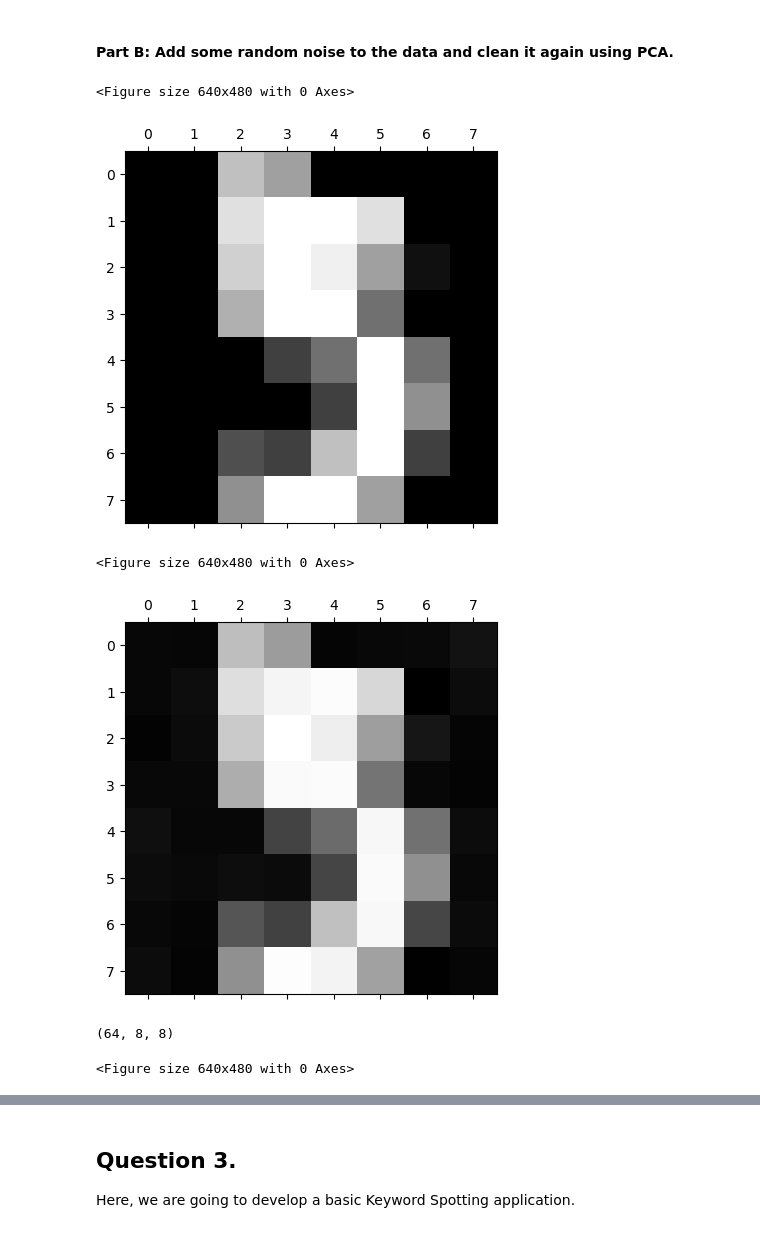
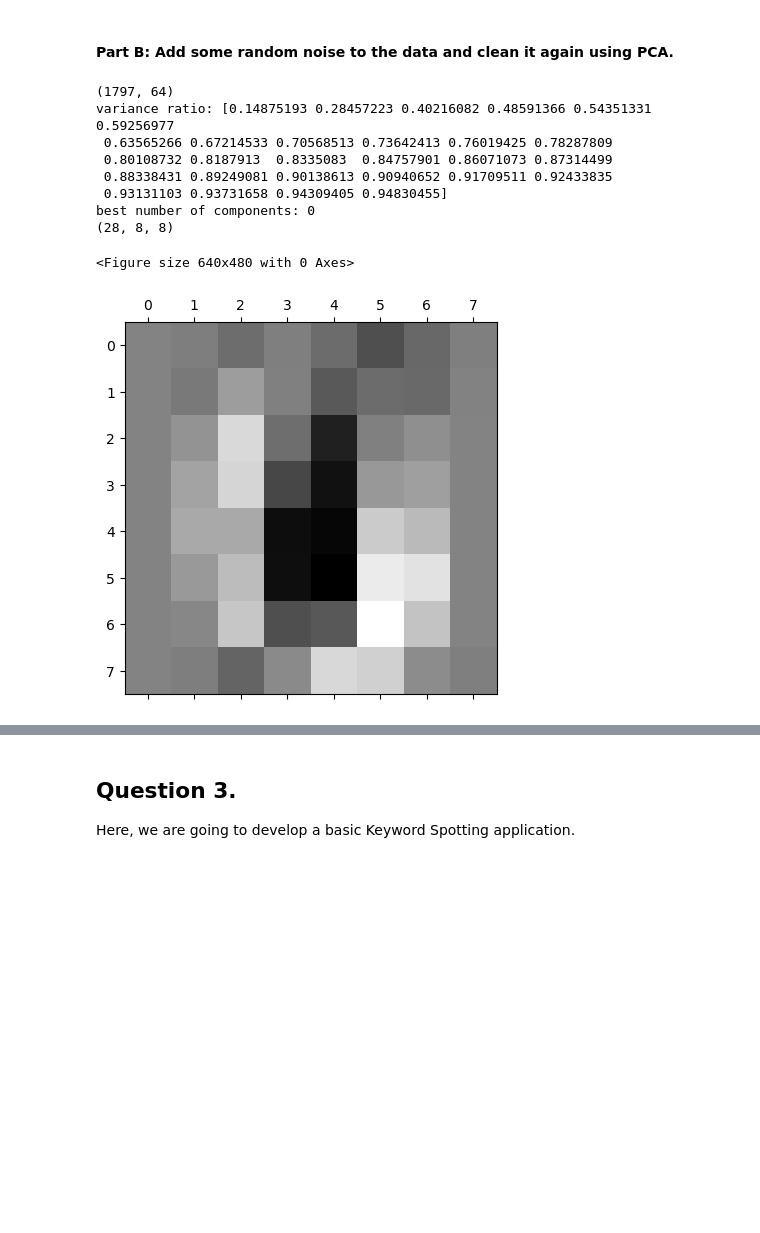
Before and after one commit to FarsanBaloo/DVA256, a Jupyter notebook: EXERCISE3/Exercise 3.ipynb, the cells around one changed output, grey strips where cells are left out. Saved outputs shown, nothing was run; the diff lists cells and outputs as text; code cells hidden in the pictures; blank space fills up the shorter version.

```diff
--- a/EXERCISE3/Exercise 3.ipynb
+++ b/EXERCISE3/Exercise 3.ipynb
@@ -582,7 +582,7 @@ visualizePCA(pca_components, digtarget)
 #  INSERT YOUR CODE BELOW                 #
 ###########################################
 
-plot_image(digits.images[5])
+#plot_image(digits.images[5])
 
 
 
@@ -630,40 +630,51 @@ def add_noise_to_data(data):
 x_noisy = add_noise_to_data(data.values)
 new_noisy = np.reshape(x_noisy, (1797, 8, 8))
 
 ############################################
 #  Call function to plot the noisy image   #
 #  INSERT YOUR CODE BELOW                  #
 ############################################
 
-plot_image(new_noisy[5])
+#plot_image(new_noisy[5])
 
 
 
 ###################################
 #  Clean the noisy data using PCA #
 #  INSERT YOUR CODE BELOW         #
 ###################################
 
 
 
 
 #scaledNoisy = StandardScaler().fit_transform(x_noisy)
-n_components=64
+n_components=28
+print(x_noisy.shape)
 pca = PCA(n_components=n_components)
 principalComponents = pca.fit(x_noisy)
-cleaned_imgs = pca.components_.reshape((n_components, 8,8))
+#cleaned_imgs = pca.transform(x_noisy).reshape((-1, 8, 8))
+cleaned_imgs = pca.components_.reshape((-1, 8,8))
+#padded_val = np.pad(cleaned_imgs, (0, 64-n_components), mode = 'constant')
+#cleaned_imgs = np.reshape(cleaned_imgs, (-1, 8, 8))
+print(f"variance ratio: {np.cumsum(pca.explained_variance_ratio_)}")
+bestacomp = np.argmax(np.cumsum(pca.explained_variance_ratio_) > 0.95)
+print(f"best number of components: {bestacomp}")
 print(cleaned_imgs.shape)
 
 ##############################################
 #  Call function to plot the filtered image  #
 #  INSERT YOUR CODE BELOW                    #
 ##############################################
 
-plot_image(cleaned_imgs[5])
+plot_image(cleaned_imgs[1])
 # %% [output]
-<Figure size 640x480 with 0 Axes>
+(1797, 64)
+variance ratio: [0.14875193 0.28457223 0.40216082 0.48591366 0.54351331 0.59256977
+ 0.63565266 0.67214533 0.70568513 0.73642413 0.76019425 0.78287809
+ 0.80108732 0.8187913  0.8335083  0.84757901 0.86071073 0.87314499
+ 0.88338431 0.89249081 0.90138613 0.90940652 0.91709511 0.92433835
+ 0.93131103 0.93731658 0.94309405 0.94830455]
+best number of components: 0
+(28, 8, 8)
+<Figure size 640x480 with 0 Axes>
-[figure, old version]
+[figure, new version]
-<Figure size 640x480 with 0 Axes>
-[figure, removed]
-(64, 8, 8)
-<Figure size 640x480 with 0 Axes>
```
Also changed, not shown: parts of 12 cells of this notebook, 5 other files.
